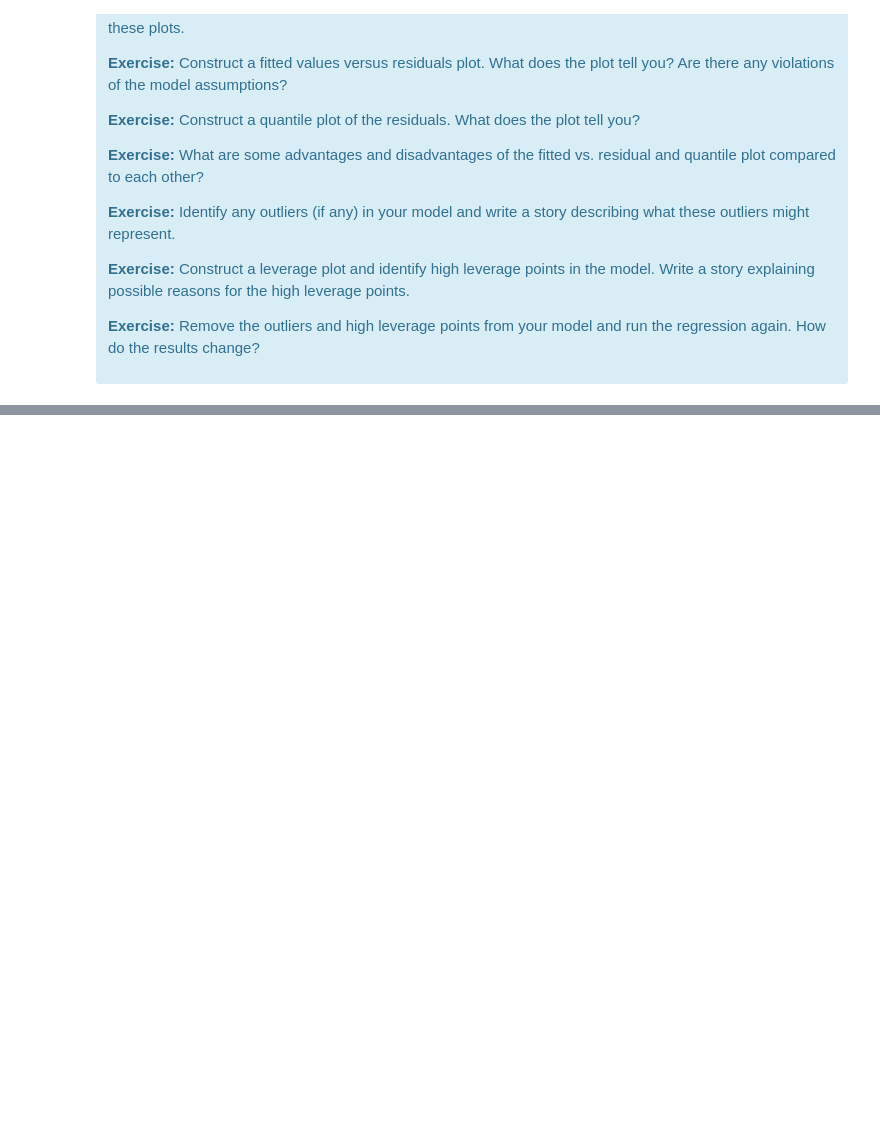
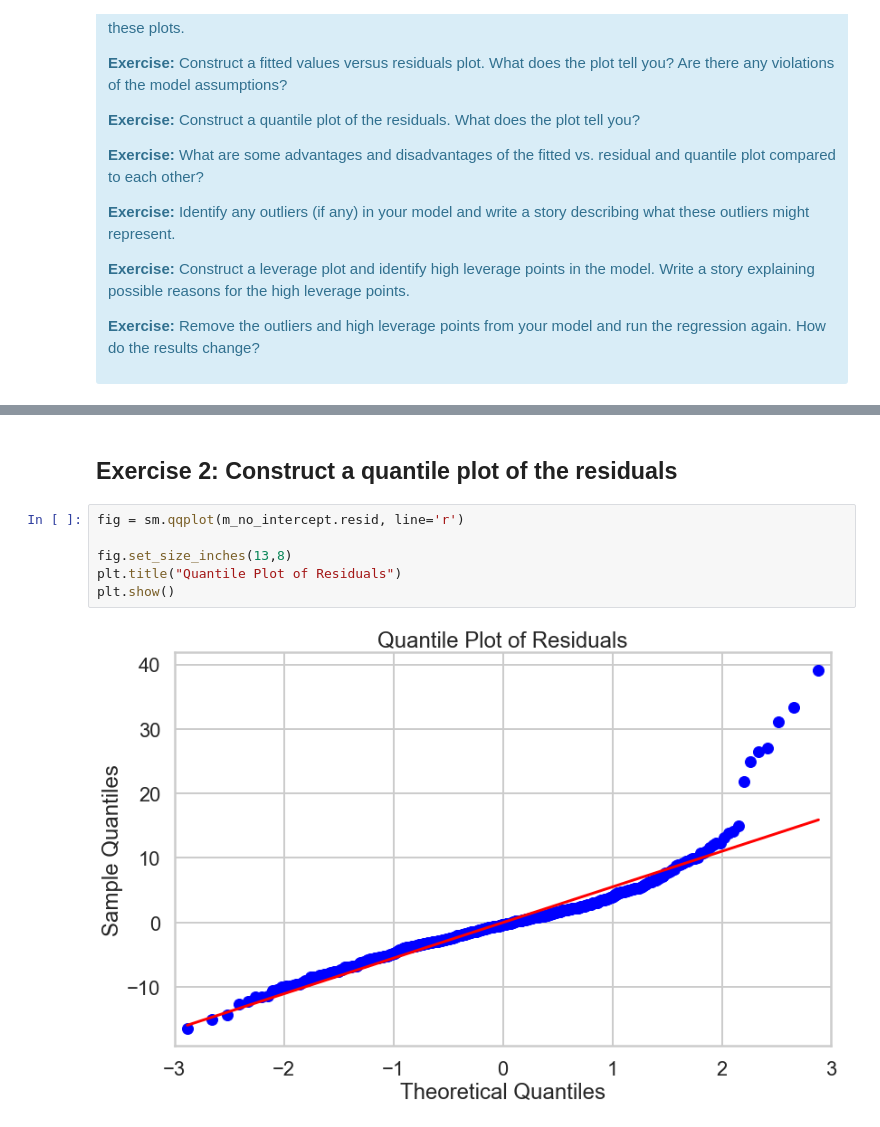
Before and after one commit to gyamane/Springboard, a Jupyter notebook: mini-projects/linear_regression/Mini_Project_Linear_Regression.ipynb, the cells around one changed output, grey strips where cells are left out. Saved outputs shown, nothing was run; the diff lists cells and outputs as text; blank space fills up the shorter version.

```diff
--- a/mini-projects/linear_regression/Mini_Project_Linear_Regression.ipynb
+++ b/mini-projects/linear_regression/Mini_Project_Linear_Regression.ipynb
@@ -1000,0 +1040,10 @@ There are some other issues that are important investigate with linear regressio
+# %% [markdown]
+## Exercise 2: Construct a quantile plot of the residuals
+# %%
+fig = sm.qqplot(m_no_intercept.resid, line='r')
+
+fig.set_size_inches(13,8)
+plt.title("Quantile Plot of Residuals")
+plt.show()
+# %% [output]
+[figure, added]
```
Also changed, not shown: parts of 33 cells of this notebook.
